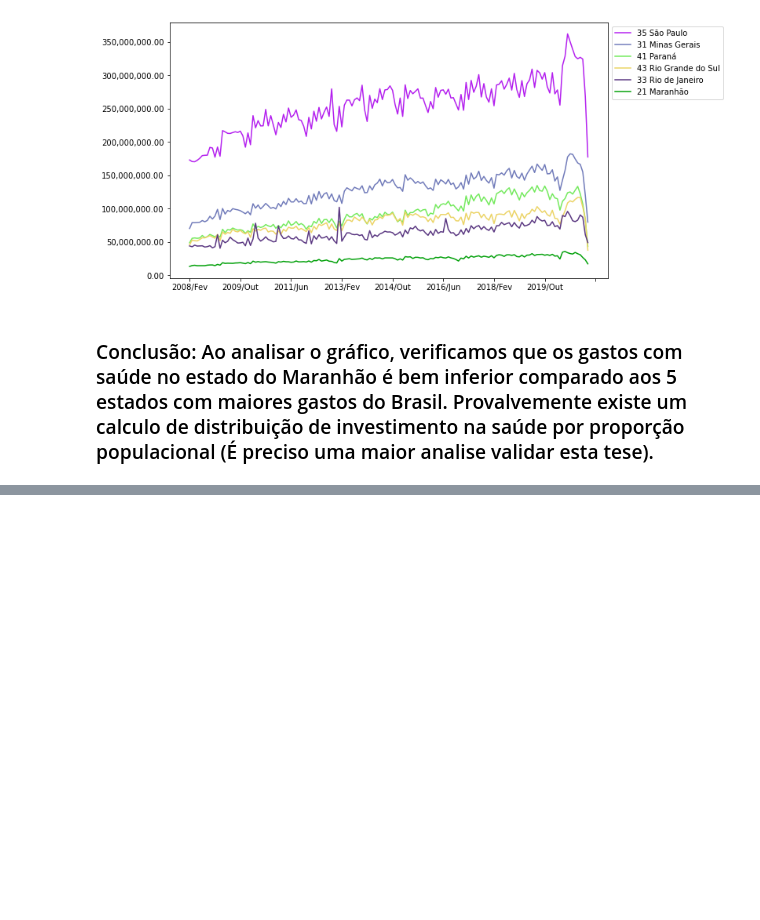
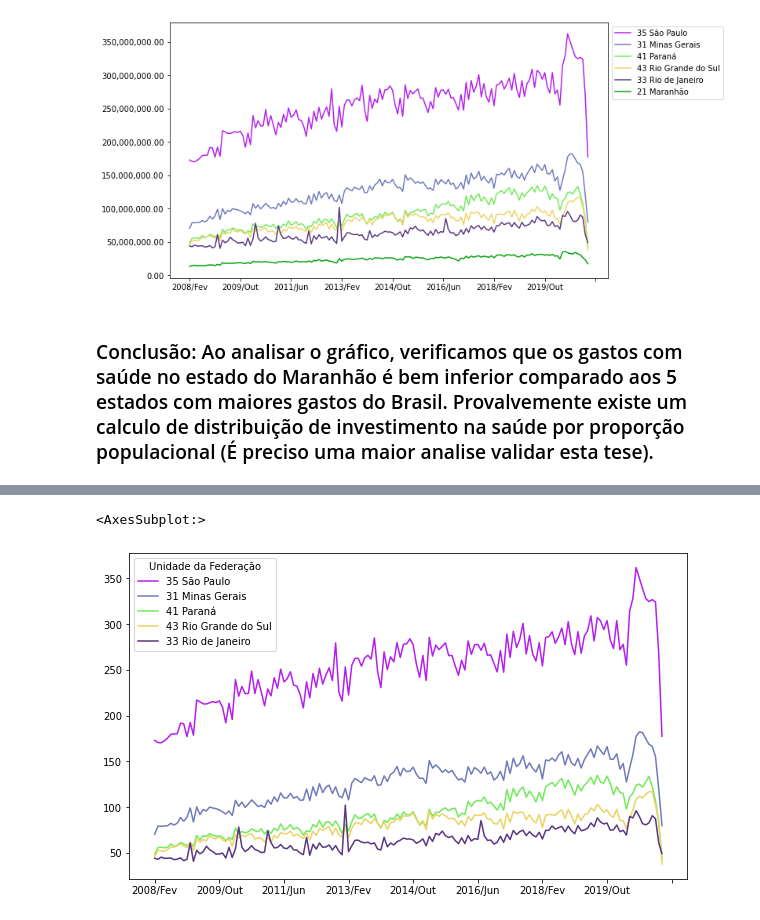
Before and after one commit to diogoslz/Bootcamp-Datascience_old, a Jupyter notebook: Bootcamp Datascience.ipynb, the cells around one changed output, grey strips where cells are left out. Cells and saved outputs as stored; diff of their text form; code cells hidden in the pictures; blank space fills up the shorter version.

```diff
--- a/Bootcamp Datascience.ipynb
+++ b/Bootcamp Datascience.ipynb
@@ -665,0 +672,5 @@ plt.show()
+# %%
+ordenado_por_total.head(5).T.plot(figsize=(10,6))
+# %% [output]
+<AxesSubplot:>
+[figure, added]
```
Also changed, not shown: parts of 24 cells of this notebook.
